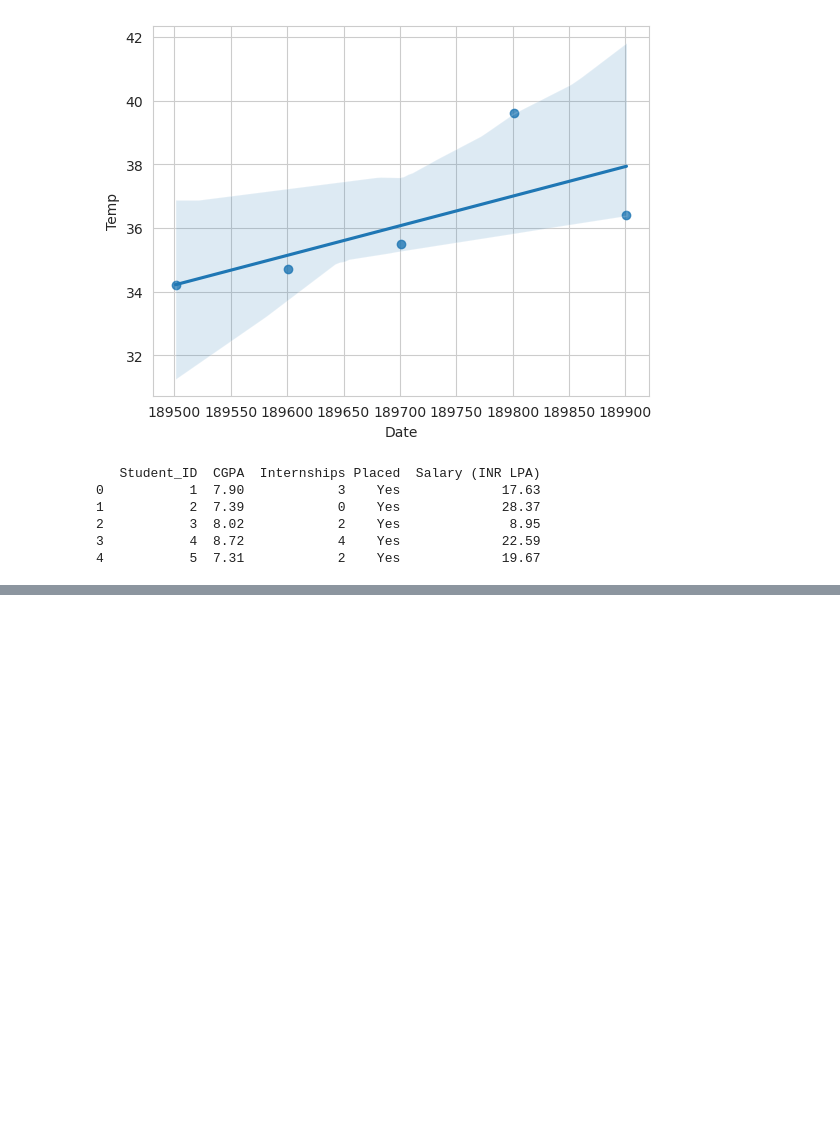
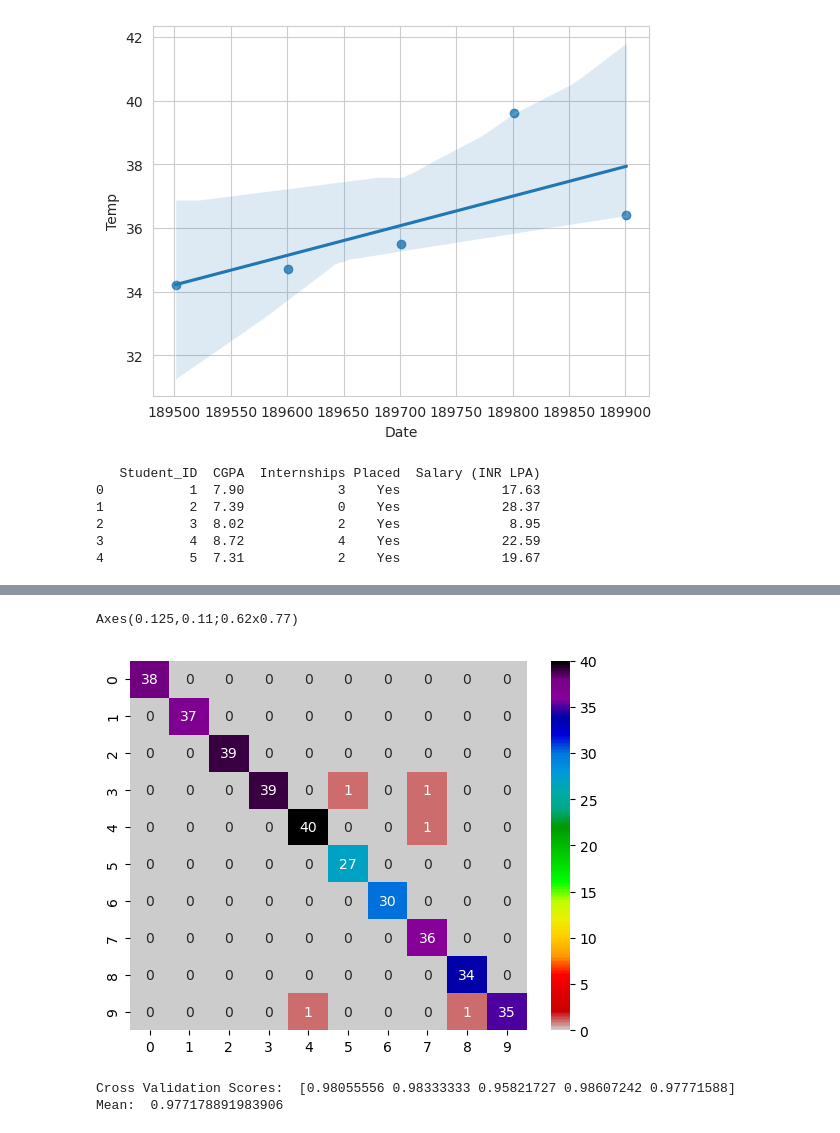
Before and after one commit to Always-Amulya7/TheADS_Repo, a Jupyter notebook: B.Tech Journey/3rd Year/6th Semester/PFCD2_2341019456/Lab Work.ipynb, the cells around one changed output, grey strips where cells are left out. Drawn from its saved outputs; the diff is of its cells as text; code cells hidden in the pictures; blank space fills up the shorter version.

```diff
--- a/B.Tech Journey/3rd Year/6th Semester/PFCD2_2341019456/Lab Work.ipynb
+++ b/B.Tech Journey/3rd Year/6th Semester/PFCD2_2341019456/Lab Work.ipynb
@@ -1554,0 +709,6 @@ wordcloud.to_image().show()
+# %%
+expect=y_test
+# Confusion Matrix
+from sklearn.metrics import confusion_matrix
+confusion=confusion_matrix(y_true=expect,y_pred=pred)
+print(confusion)
@@ -1554,0 +731,26 @@ wordcloud.to_image().show()
+# %%
+# Visualizing the confusion matrix
+import seaborn as sns
+import pandas as pd
+confusion_df=pd.DataFrame(confusion,index=range(10),columns=range(10))
+axes=sns.heatmap(confusion_df,annot=True,cmap='nipy_spectral_r')
+print(axes)
+# %% [output]
+Axes(0.125,0.11;0.62x0.77)
+[figure, added]
+# %%
+# K-Fold Cross Validation
+from sklearn.model_selection import cross_val_score,KFold
+
+# Create KFold Object (e.g with 5 splits)
+kf=KFold(n_splits=5,shuffle=True,random_state=42)
+
+# Perform Cross Validation
+scores=cross_val_score(estimator=knn,X=digits.data,y=digits.target,cv=kf)
+
+# Show scores for each fold
+print("Cross Validation Scores: ",scores)
+print("Mean: ",scores.mean())
+# %% [output]
+Cross Validation Scores:  [0.98055556 0.98333333 0.95821727 0.98607242 0.97771588]
+Mean:  0.977178891983906
```
Also changed, not shown: parts of 93 cells of this notebook, 37 other files.
